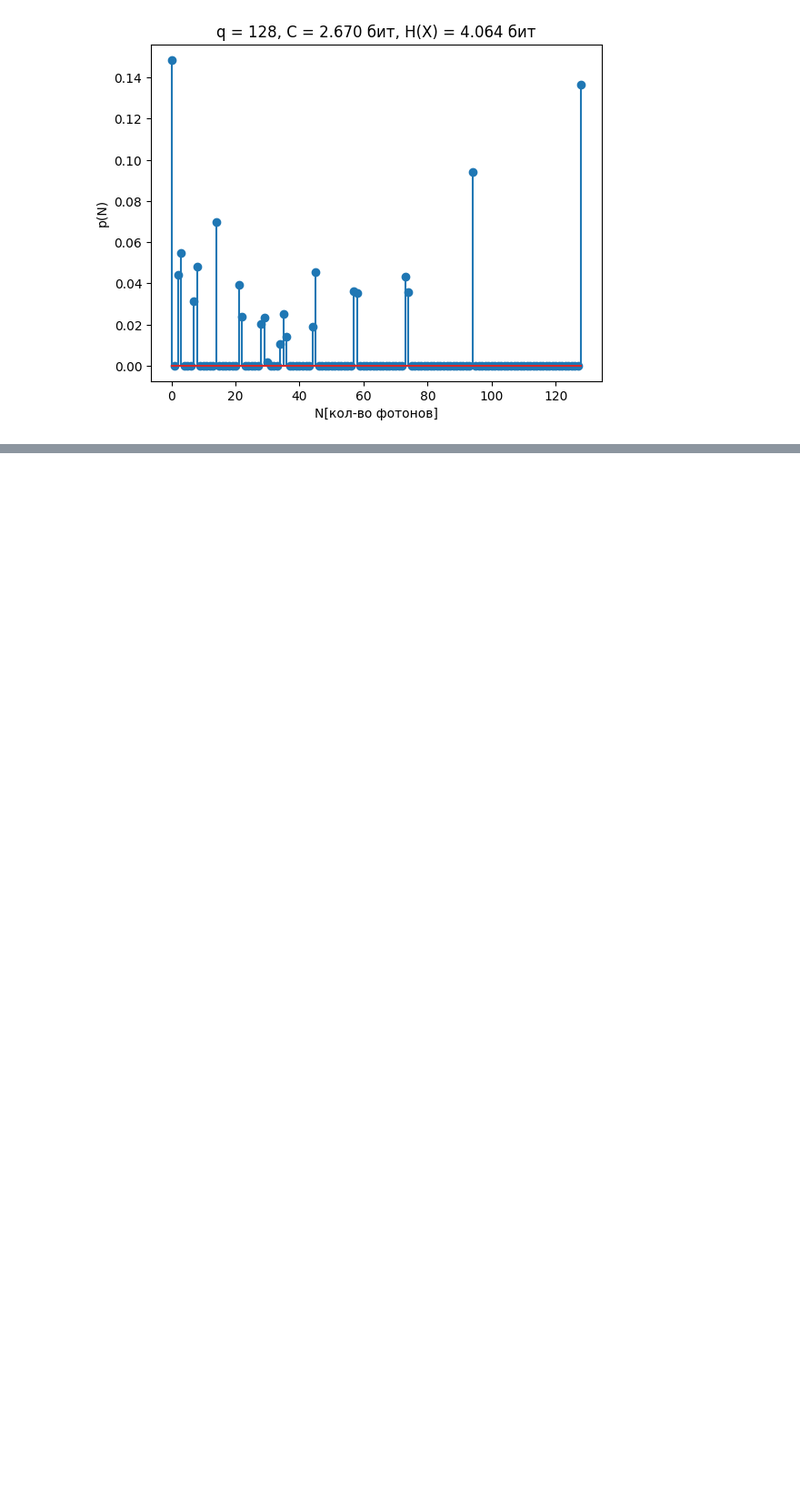
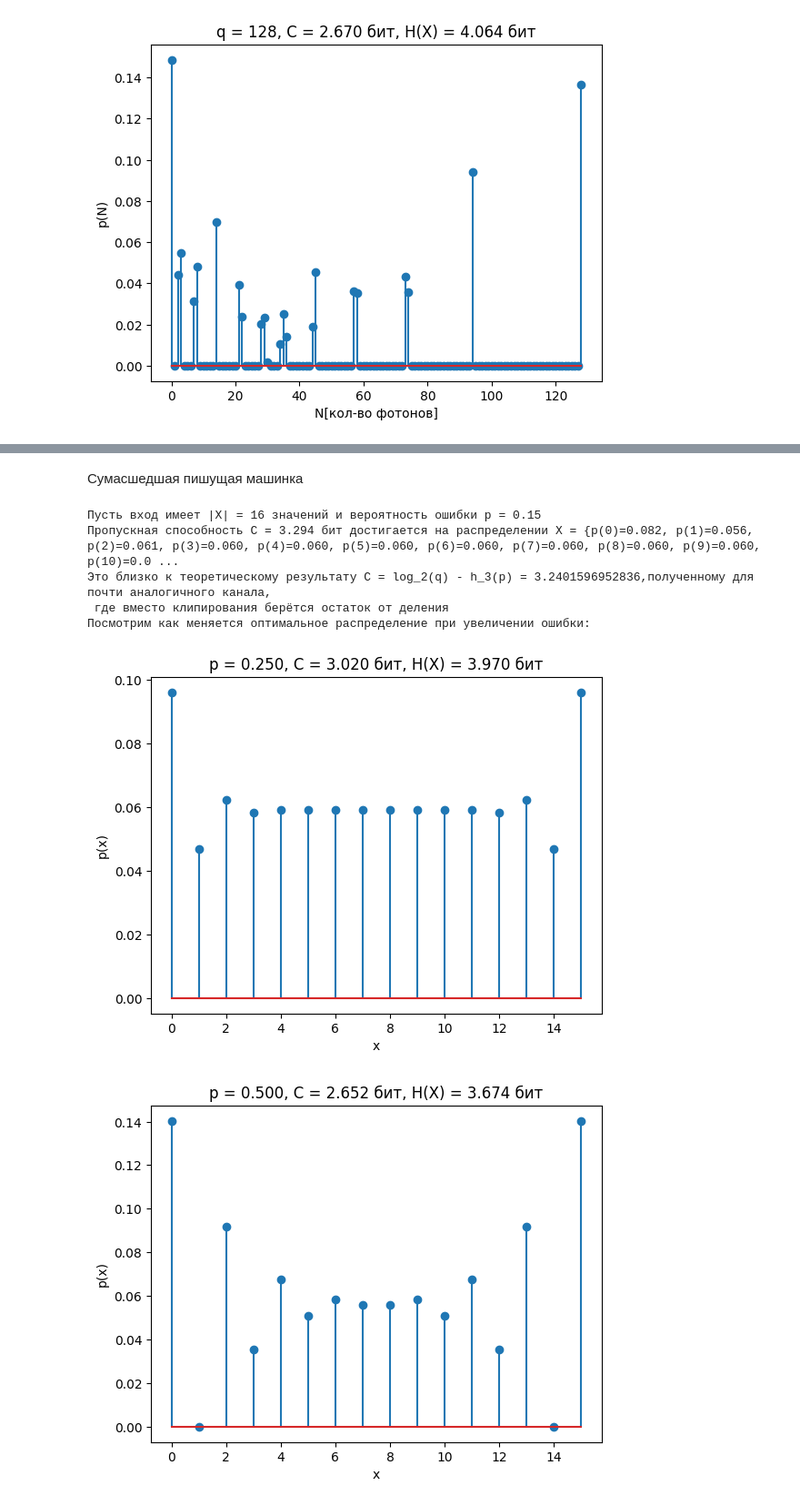
Before and after one commit to VoyakaGOD/information_theory, a Jupyter notebook: capacity_of_discrete_channels.ipynb, the cells around one changed output, grey strips where cells are left out. Shown at 91% size. Saved outputs shown, nothing was run; the diff lists cells and outputs as text; code cells hidden in the pictures; blank space fills up the shorter version.

Commit message:
measurements for typewriter channel

```diff
--- a/capacity_of_discrete_channels.ipynb
+++ b/capacity_of_discrete_channels.ipynb
@@ -295,0 +304,46 @@ for power in range(4, 8):
+# %%
+# канал с дискретным шумом и клипированием
+# q - количество значений входного сигнала |X|
+# N - распределение шума
+# N_values - какой сдвиг даёт каждое из значений шума
+class NoisyChannel(Channel):
+    def __init__(self, q: int, N: Distribution, N_values : list[int]):
+        if len(N.p) != len(N_values):
+            raise ValueError("Incorrect noise configuration.")
+        self.q = q
+        YlX = np.zeros((q, q), dtype=float)
+        for x in range(q):
+            for n, p in zip(N_values, N.p):
+                y = int(np.clip(x + n, 0, q - 1))
+                YlX[y, x] += p
+        super().__init__(YlX)
+# %% [markdown]
+Сумасшедшая пишущая машинка
+# %%
+class TypewriterChannel(NoisyChannel):
+    def __init__(self, q : int, p : float):
+        super().__init__(q, Distribution(np.array([p/2, 1-p, p/2])), [-1, 0, 1])
+        self.p = p
+
+channel = TypewriterChannel(16, 0.15)
+print(f"Пусть вход имеет |X| = {channel.q} значений и вероятность ошибки p = {channel.p}")
+X_opt = do_channel_analysis_second_part(channel)
+print(f"Это близко к теоретическому результату C = log_2(q) - h_3(p) = {math.log2(channel.q) - hq(3, channel.p)}," \
+      "полученному для почти аналогичного канала, \n где вместо клипирования берётся остаток от деления")
+print("Посмотрим как меняется оптимальное распределение при увеличении ошибки:")
+for p in [0.25, 0.5, 2/3, 0.75, 0.99, 1]:
+    channel = TypewriterChannel(16, p)
+    C, X_opt = channel.get_C()
+    plt.xlabel("x")
+    plt.ylabel("p(x)")
+    plt.title(f"p = {channel.p:.3f}, C = {C:.3f} бит, H(X) = {H(X_opt):.3f} бит")
+    plt.stem([n for n in range(channel.q)], X_opt.p)
+    plt.show()
+# %% [output]
+Пусть вход имеет |X| = 16 значений и вероятность ошибки p = 0.15
+Пропускная способность C = 3.294 бит достигается на распределении X = {p(0)=0.082, p(1)=0.056, p(2)=0.061, p(3)=0.060, p(4)=0.060, p(5)=0.060, p(6)=0.060, p(7)=0.060, p(8)=0.060, p(9)=0.060, p(10)=0.0 ...
+Это близко к теоретическому результату C = log_2(q) - h_3(p) = 3.2401596952836,полученному для почти аналогичного канала,
+ где вместо клипирования берётся остаток от деления
+Посмотрим как меняется оптимальное распределение при увеличении ошибки:
+[figure, added]
+[figure, added]
```
Also changed, not shown: parts of 7 cells of this notebook.
